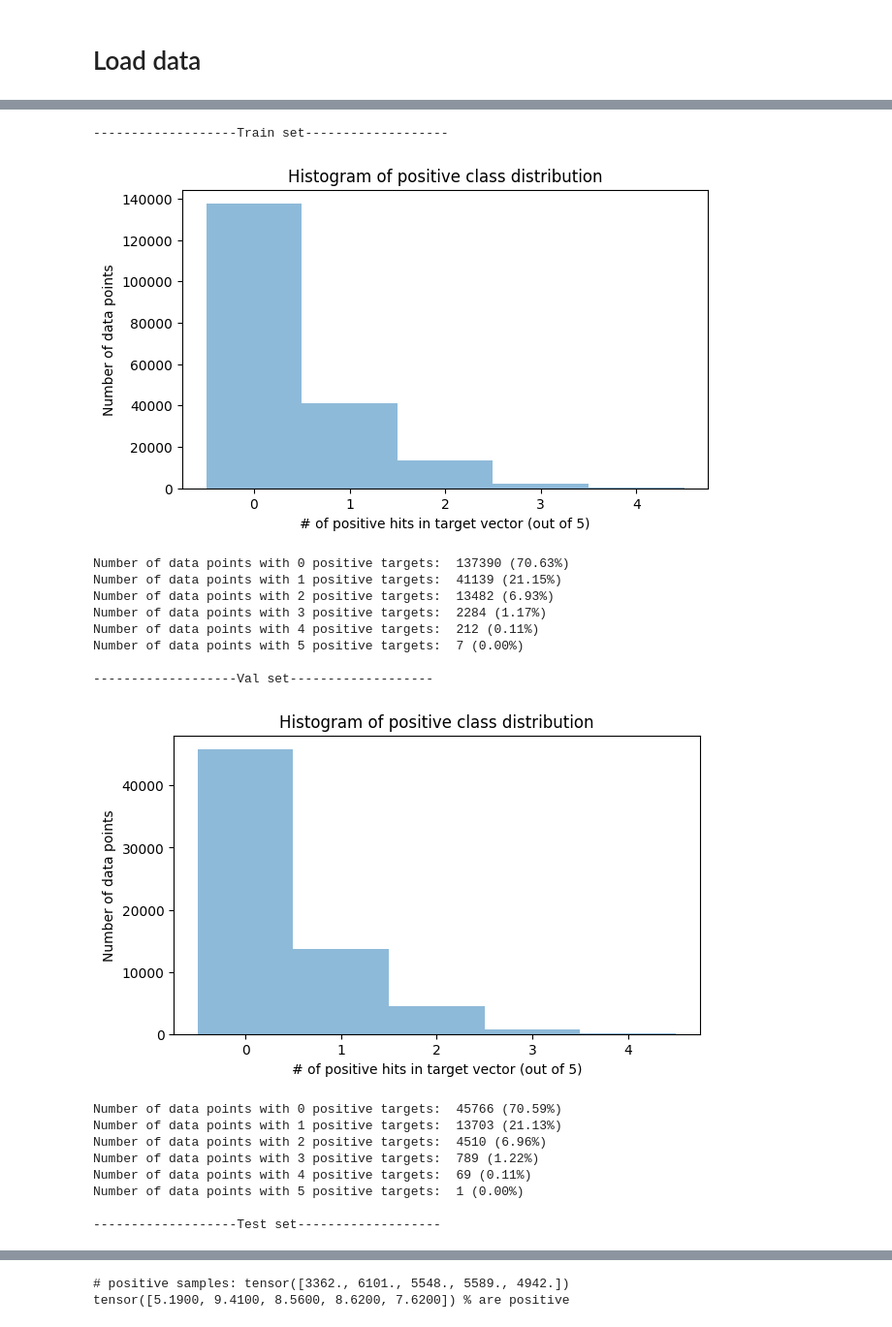
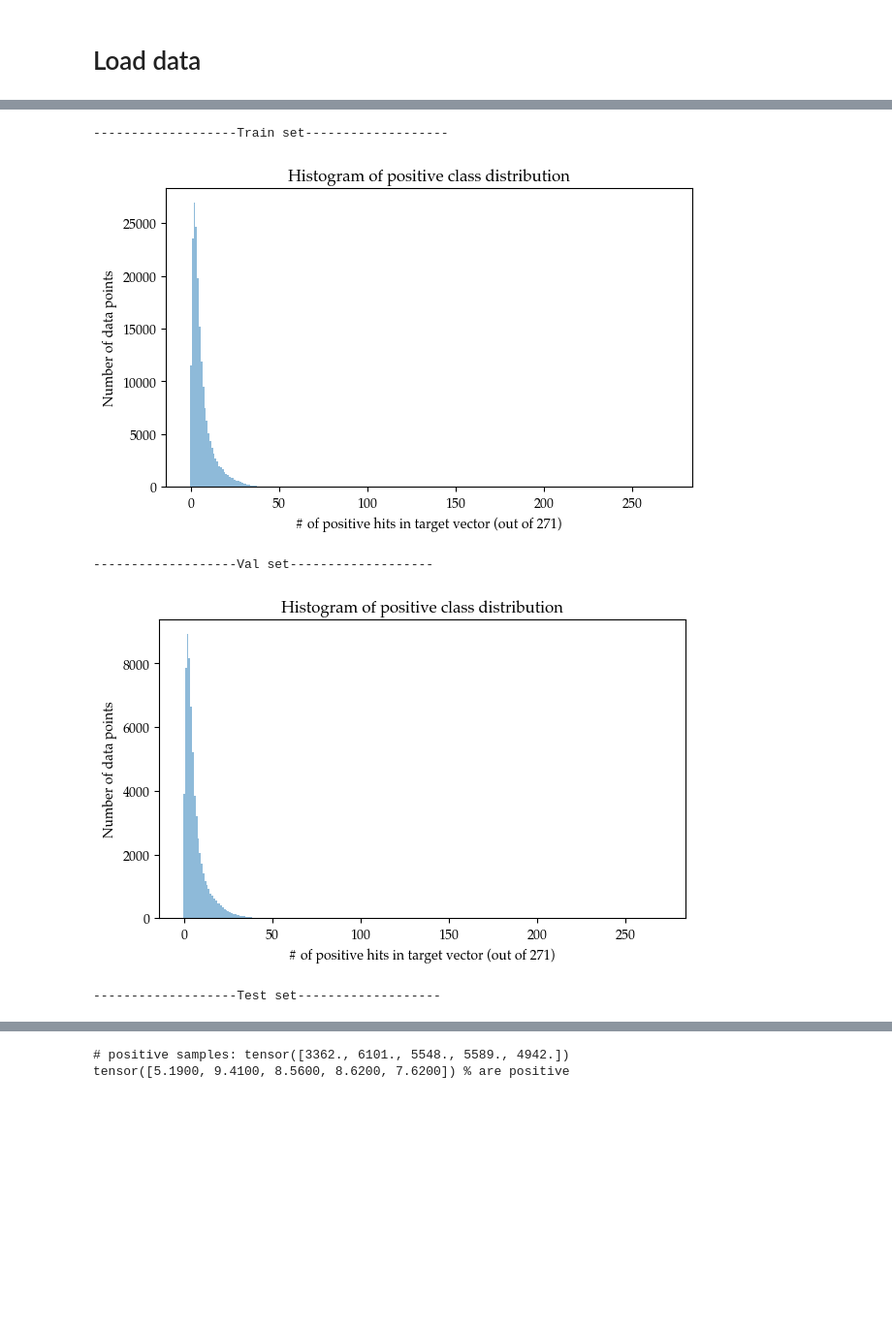
Before and after one commit to davidkubanek/Thesis, a Jupyter notebook: concerto.ipynb, the cells around one changed output, grey strips where cells are left out. Shown at 97% size. Drawn from its saved outputs; the diff is of its cells as text; code cells hidden in the pictures; blank space fills up the shorter version.

```diff
--- a/concerto.ipynb
+++ b/concerto.ipynb
@@ -360,6 +360,12 @@ with open(directory + '/info/non_cell_based_med_hr.txt', 'w') as file:
 with open(directory + '/info/non_cell_based_low_hr.txt', 'w') as file:
     for item in non_cell_based_low_hr:
         file.write("%s\n" % item)
+
+assay_order = matrix_df.columns[1:].tolist()
+# save the assay order
+with open('/info/assay_order.txt', 'w') as f:
+    for assay in assay_order:
+        f.write(assay + '\n')
 # %% [output]
 Sizes of hit rate categories (low, med, high, all): 84 162 25 271
 
@@ -787,8 +764,8 @@ def analyze_dataset(dataset, args):
     plt.title('Histogram of positive class distribution')
     plt.show()
 
-    for i in range(num_assays+1):
-        print(f'Number of data points with {i} positive targets: ', (np.array(positive) == i).sum(), f'({(np.array(positive) == i).sum()/len(positive)*100:.2f}%)')
+    # for i in range(num_assays+1):
+    #     print(f'Number of data points with {i} positive targets: ', (np.array(positive) == i).sum(), f'({(np.array(positive) == i).sum()/len(positive)*100:.2f}%)')
 
 def data_explore(dataloader):
     '''
@@ -827,11 +804,36 @@ if torch.cuda.is_available():
 else:
     directory = '/Volumes/Kubánek UCL/Data/Thesis MSc/PubChem Data/final/'
 # Specify the path where you saved the dictionary
-load_path = directory + 'datalist.pkl'
+load_path = directory + 'datalist_no_out.pkl'
 
 # Load the dictionary using pickle
 with open(load_path, 'rb') as f:
     data_list = pickle.load(f)
+# %%
+# load the assay groups
+with open(directory + '/info/cell_based_high_hr.txt', 'r') as file:
+    lines = file.read().splitlines()
+cell_based_high_hr = list(map(str, lines))
+with open(directory + '/info/cell_based_med_hr.txt', 'r') as file:
+    lines = file.read().splitlines()
+cell_based_med_hr = list(map(str, lines))
+with open(directory + '/info/cell_based_low_hr.txt', 'r') as file:
+    lines = file.read().splitlines()
+cell_based_low_hr = list(map(str, lines))
+with open(directory + '/info/non_cell_based_high_hr.txt', 'r') as file:
+    lines = file.read().splitlines()
+non_cell_based_high_hr = list(map(str, lines))
+with open(directory + '/info/non_cell_based_med_hr.txt', 'r') as file:
+    lines = file.read().splitlines()
+non_cell_based_med_hr = list(map(str, lines))
+with open(directory + '/info/non_cell_based_low_hr.txt', 'r') as file:
+    lines = file.read().splitlines()
+non_cell_based_low_hr = list(map(str, lines))
+# load assay order
+with open(directory + '/info/assay_order.txt', 'r') as f:
+    assay_order = [line.strip() for line in f.readlines()]
+
+args['assay_order'] = assay_order
 # %%
 args['batch_size'] = 256
 dataloader = prepare_dataloader(data_list, args)
@@ -843,27 +845,15 @@ Example of a graph data object: Data(x=[29, 79], edge_index=[2, 62], edge_attr=[
 # %%
+args['assay_list'] = matrix_df.columns[1:] # include all assays
+args['num_assays'] = len(matrix_df.columns[1:])
 print('\n-------------------Train set-------------------')
 analyze_dataset(dataloader['train'].dataset, args)
 print('\n-------------------Val set-------------------')
 analyze_dataset(dataloader['val'].dataset, args)
 print('\n-------------------Test set-------------------')
 analyze_dataset(dataloader['test'].dataset, args)
 # %% [output]
 -------------------Train set-------------------
-[figure, old version]
+[figure, new version]
-Number of data points with 0 positive targets:  137390 (70.63%)
-Number of data points with 1 positive targets:  41139 (21.15%)
-Number of data points with 2 positive targets:  13482 (6.93%)
-Number of data points with 3 positive targets:  2284 (1.17%)
-Number of data points with 4 positive targets:  212 (0.11%)
-Number of data points with 5 positive targets:  7 (0.00%)
-
 -------------------Val set-------------------
-[figure, old version]
+[figure, new version]
-Number of data points with 0 positive targets:  45766 (70.59%)
-Number of data points with 1 positive targets:  13703 (21.13%)
-Number of data points with 2 positive targets:  4510 (6.96%)
-Number of data points with 3 positive targets:  789 (1.22%)
-Number of data points with 4 positive targets:  69 (0.11%)
-Number of data points with 5 positive targets:  1 (0.00%)
-
 -------------------Test set-------------------
```
Also changed, not shown: parts of 13 cells of this notebook.
